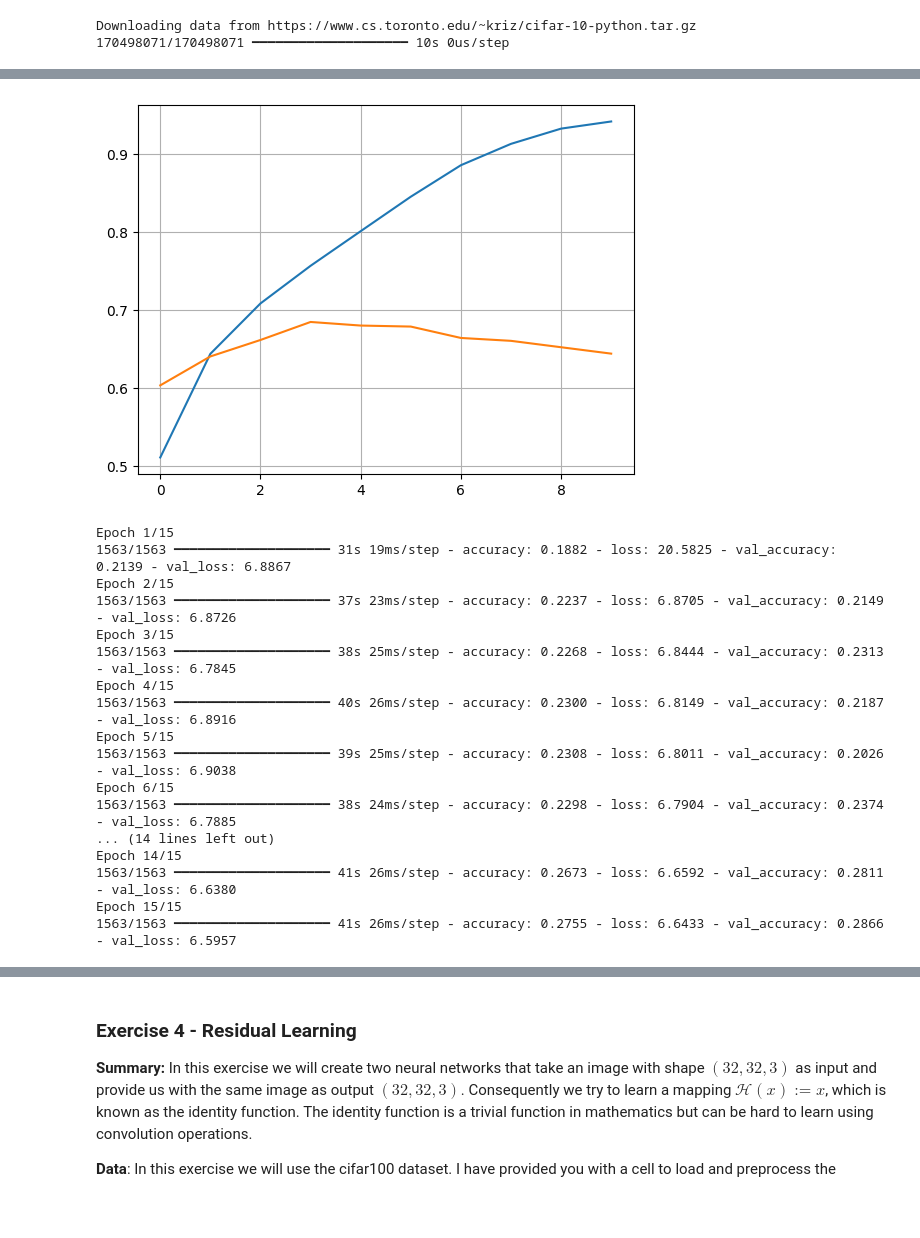
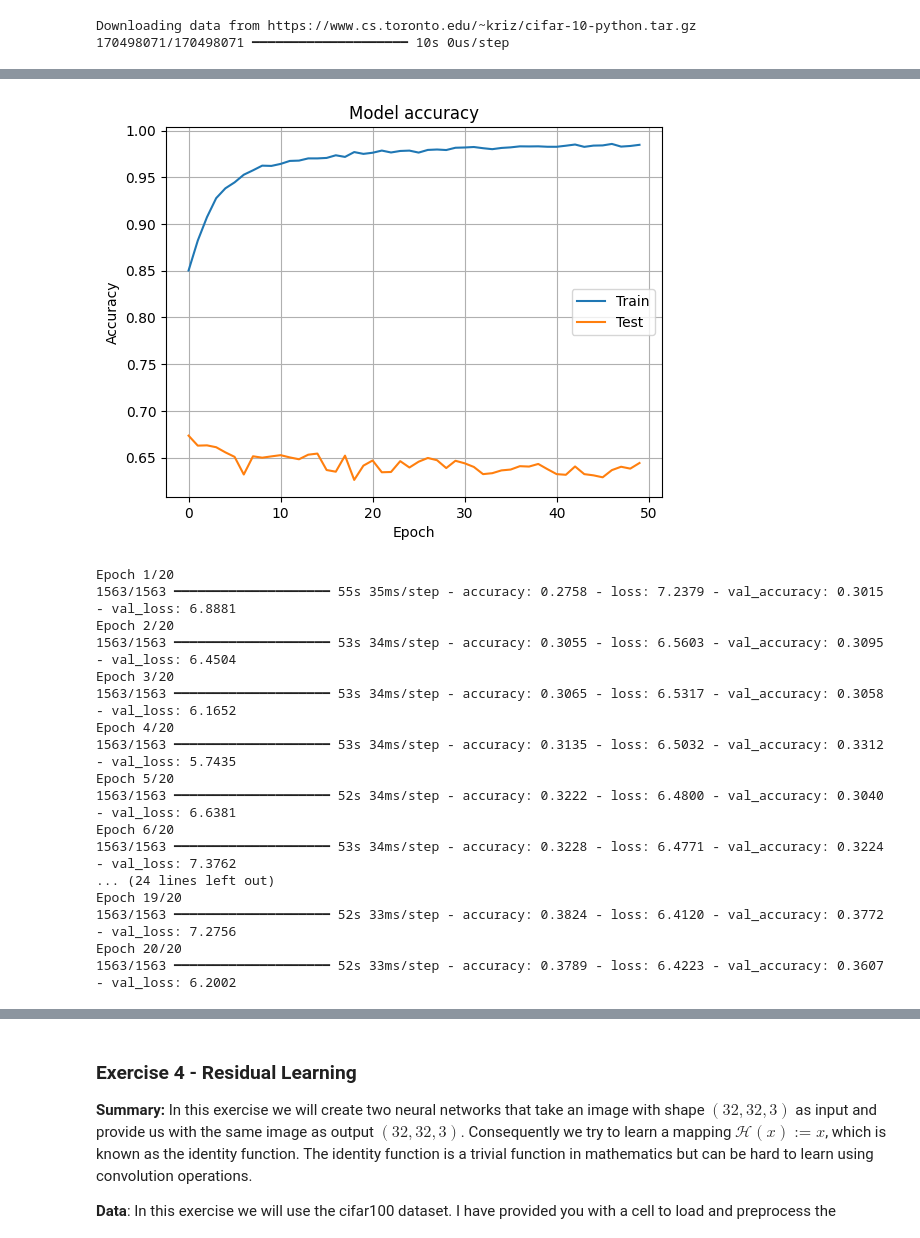
Before and after one commit to CengoleFHV/computer-vision-course, a Jupyter notebook: Computer-Vision-Special-Topics-Exercises_aycen.ipynb, the cells around one changed output, grey strips where cells are left out. Cells and saved outputs as stored; diff of their text form; code cells hidden in the pictures; blank space fills up the shorter version.

```diff
--- a/Computer-Vision-Special-Topics-Exercises_aycen.ipynb
+++ b/Computer-Vision-Special-Topics-Exercises_aycen.ipynb
@@ -207,4 +188,4 @@ cnn_base.compile(
     optimizer="adam", loss="categorical_crossentropy", metrics=["accuracy"]
 )
 
-history = cnn_base.fit(x_train, y_train, epochs=50, validation_data=(x_test, y_test))
+history = cnn_base.fit(x_train, y_train, epochs=50, batch_size=32, validation_data=(x_test, y_test))
@@ -211,12 +210,16 @@ history = cnn_base.fit(x_train, y_train, epochs=50, validation_data=(x_test, y_t
 # %%
 history.history['accuracy'], history.history['val_accuracy']
 
 
 plt.plot(history.history['accuracy'])
 plt.plot(history.history['val_accuracy'])
+plt.title('Model accuracy')
+plt.ylabel('Accuracy')
+plt.xlabel('Epoch')
+plt.legend(['Train', 'Test'], loc='center right')
 plt.grid()
 # %% [output]
-[figure, old version]
+[figure, new version]
 # %%
 # Use this simple CNN as your basis for adding regularization.
 #
@@ -236,23 +239,23 @@ cnn_l1.compile(
     optimizer="adam", loss="categorical_crossentropy", metrics=["accuracy"]
 )
 
-history = cnn_l1.fit(x_train, y_train, epochs=15, validation_data=(x_test, y_test))
+history = cnn_l1.fit(x_train, y_train, epochs=20, batch_size=32, validation_data=(x_test, y_test))
 # %% [output]
-Epoch 1/15
-1563/1563 ━━━━━━━━━━━━━━━━━━━━ 31s 19ms/step - accuracy: 0.1882 - loss: 20.5825 - val_accuracy: 0.2139 - val_loss: 6.8867
-Epoch 2/15
-1563/1563 ━━━━━━━━━━━━━━━━━━━━ 37s 23ms/step - accuracy: 0.2237 - loss: 6.8705 - val_accuracy: 0.2149 - val_loss: 6.8726
-Epoch 3/15
-1563/1563 ━━━━━━━━━━━━━━━━━━━━ 38s 25ms/step - accuracy: 0.2268 - loss: 6.8444 - val_accuracy: 0.2313 - val_loss: 6.7845
-Epoch 4/15
-1563/1563 ━━━━━━━━━━━━━━━━━━━━ 40s 26ms/step - accuracy: 0.2300 - loss: 6.8149 - val_accuracy: 0.2187 - val_loss: 6.8916
-Epoch 5/15
-1563/1563 ━━━━━━━━━━━━━━━━━━━━ 39s 25ms/step - accuracy: 0.2308 - loss: 6.8011 - val_accuracy: 0.2026 - val_loss: 6.9038
-Epoch 6/15
-1563/1563 ━━━━━━━━━━━━━━━━━━━━ 38s 24ms/step - accuracy: 0.2298 - loss: 6.7904 - val_accuracy: 0.2374 - val_loss: 6.7885
-... (14 lines left out)
-Epoch 14/15
-1563/1563 ━━━━━━━━━━━━━━━━━━━━ 41s 26ms/step - accuracy: 0.2673 - loss: 6.6592 - val_accuracy: 0.2811 - val_loss: 6.6380
-Epoch 15/15
-1563/1563 ━━━━━━━━━━━━━━━━━━━━ 41s 26ms/step - accuracy: 0.2755 - loss: 6.6433 - val_accuracy: 0.2866 - val_loss: 6.5957
+Epoch 1/20
+1563/1563 ━━━━━━━━━━━━━━━━━━━━ 55s 35ms/step - accuracy: 0.2758 - loss: 7.2379 - val_accuracy: 0.3015 - val_loss: 6.8881
+Epoch 2/20
+1563/1563 ━━━━━━━━━━━━━━━━━━━━ 53s 34ms/step - accuracy: 0.3055 - loss: 6.5603 - val_accuracy: 0.3095 - val_loss: 6.4504
+Epoch 3/20
+1563/1563 ━━━━━━━━━━━━━━━━━━━━ 53s 34ms/step - accuracy: 0.3065 - loss: 6.5317 - val_accuracy: 0.3058 - val_loss: 6.1652
+Epoch 4/20
+1563/1563 ━━━━━━━━━━━━━━━━━━━━ 53s 34ms/step - accuracy: 0.3135 - loss: 6.5032 - val_accuracy: 0.3312 - val_loss: 5.7435
+Epoch 5/20
+1563/1563 ━━━━━━━━━━━━━━━━━━━━ 52s 34ms/step - accuracy: 0.3222 - loss: 6.4800 - val_accuracy: 0.3040 - val_loss: 6.6381
+Epoch 6/20
+1563/1563 ━━━━━━━━━━━━━━━━━━━━ 53s 34ms/step - accuracy: 0.3228 - loss: 6.4771 - val_accuracy: 0.3224 - val_loss: 7.3762
+... (24 lines left out)
+Epoch 19/20
+1563/1563 ━━━━━━━━━━━━━━━━━━━━ 52s 33ms/step - accuracy: 0.3824 - loss: 6.4120 - val_accuracy: 0.3772 - val_loss: 7.2756
+Epoch 20/20
+1563/1563 ━━━━━━━━━━━━━━━━━━━━ 52s 33ms/step - accuracy: 0.3789 - loss: 6.4223 - val_accuracy: 0.3607 - val_loss: 6.2002
 # %%
```
Also changed, not shown: parts of 8 cells of this notebook, 1 other file.
